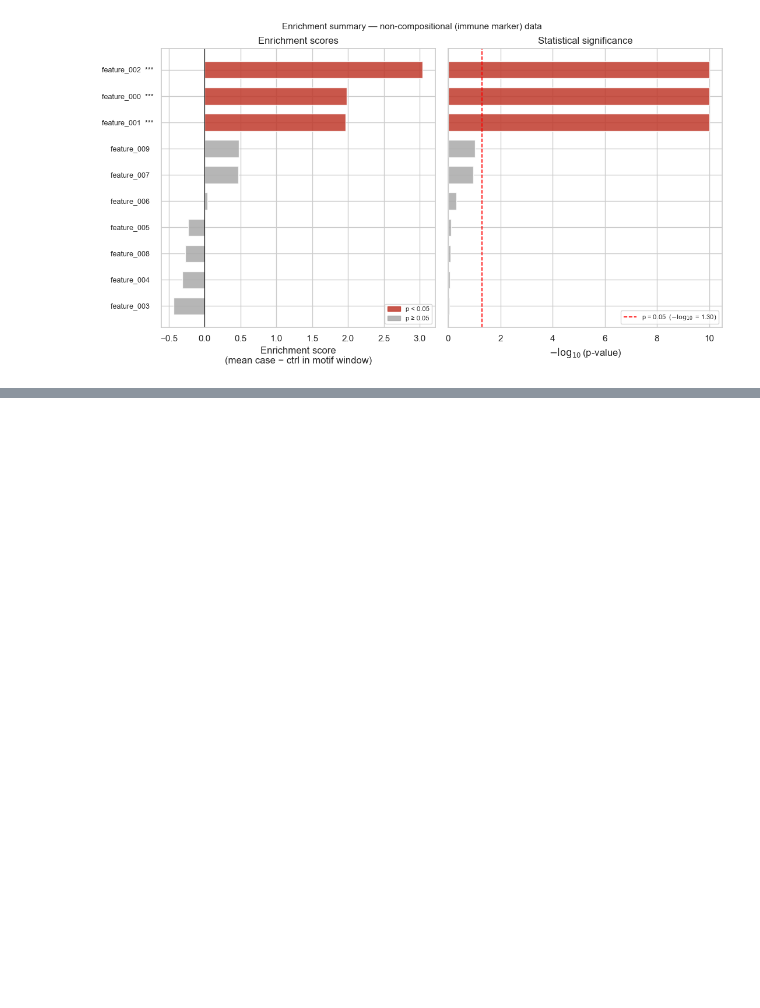
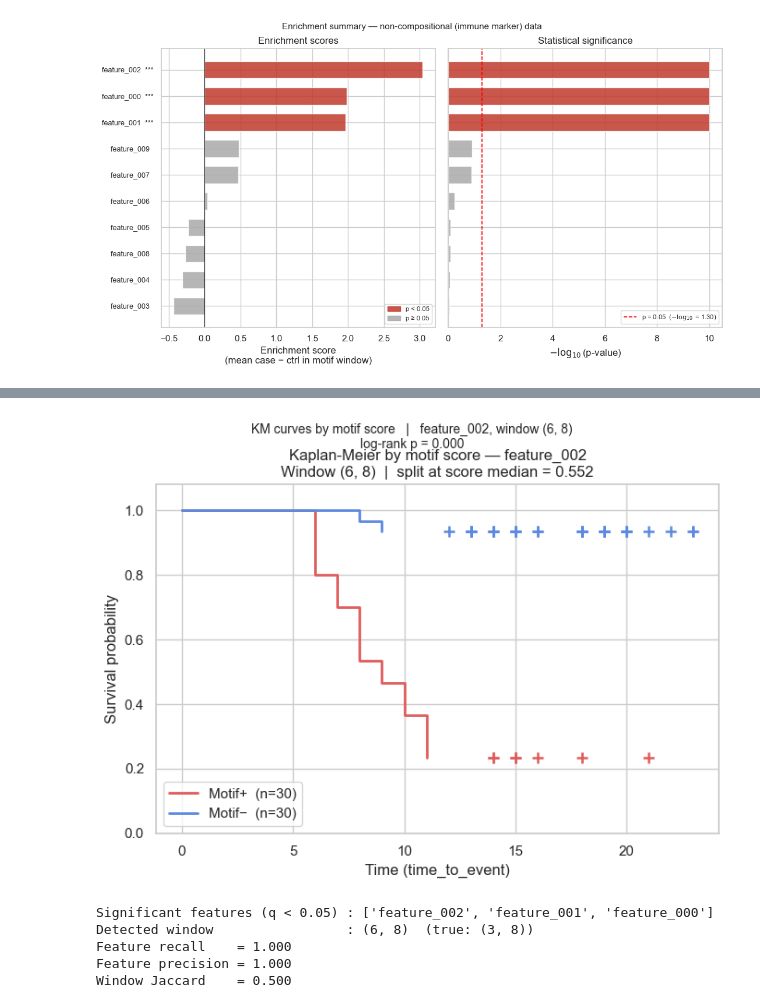
Before and after one commit to cbumby17/TEMPO, a Jupyter notebook: vignette.ipynb, the cells around one changed output, grey strips where cells are left out. Saved outputs shown, nothing was run; the diff lists cells and outputs as text; code cells hidden in the pictures; blank space fills up the shorter version.

```diff
--- a/vignette.ipynb
+++ b/vignette.ipynb
@@ -715,0 +994,33 @@ plt.show()
+# %%
+# ── Kaplan-Meier plot ─────────────────────────────────────────────────────────
+# plot_survival() uses a pure-numpy KM estimator — no lifelines needed.
+# Subjects are split at the median motif score (Motif+ / Motif−).
+# Censored observations are marked with '+' ticks on the survival curves.
+
+fig = tempo.plot_survival(
+    df_surv, top_feat_surv, top_win_surv,
+    time_col='time_to_event', event_col='outcome',
+)
+fig.suptitle(
+    f'KM curves by motif score   |   {top_feat_surv}, window {top_win_surv}\n'
+    f'log-rank p = {lr["p_value"]:.3f}',
+    fontsize=10, y=1.02,
+)
+plt.show()
+
+# ── Evaluation against ground truth ───────────────────────────────────────────
+sig_surv = results_surv[results_surv['q_value'] < 0.05]['feature'].tolist()
+top_det_win = results_surv.iloc[0]['motif_window']
+rep_surv = simulate.evaluation_report(sig_surv, top_det_win, df_surv)
+print(f"Significant features (q < 0.05) : {sig_surv}")
+print(f"Detected window                 : {top_det_win}  (true: (3, 8))")
+print(f"Feature recall    = {rep_surv['feature_recall']:.3f}")
+print(f"Feature precision = {rep_surv['feature_precision']:.3f}")
+print(f"Window Jaccard    = {rep_surv['window_jaccard']:.3f}")
+# %% [output]
+[figure, added]
+Significant features (q < 0.05) : ['feature_002', 'feature_001', 'feature_000']
+Detected window                 : (6, 8)  (true: (3, 8))
+Feature recall    = 1.000
+Feature precision = 1.000
+Window Jaccard    = 0.500
```
Also changed, not shown: parts of 10 cells of this notebook, 5 other files.
